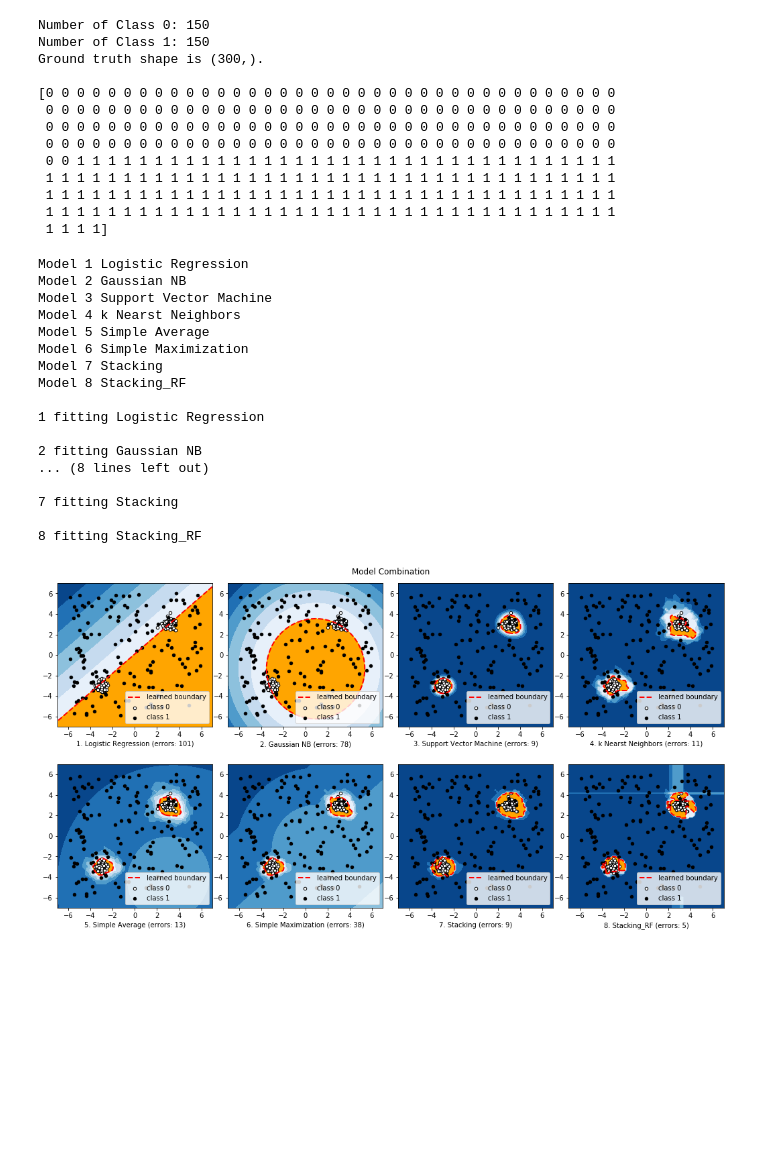
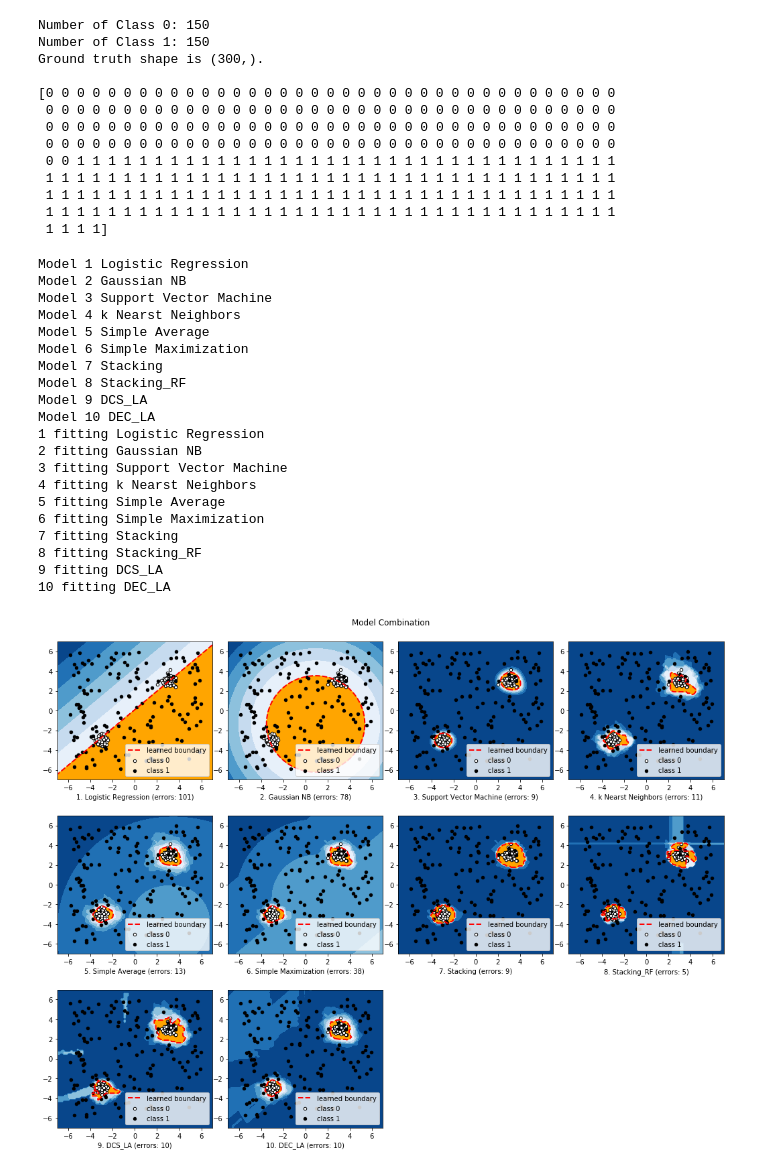
Before and after one commit to yzhao062/combo, a Jupyter notebook: notebooks/compare_selected_classifiers.ipynb, the cells around one changed output. Cells and saved outputs as stored; diff of their text form; code cells hidden in the pictures; blank space fills up the shorter version.

```diff
--- a/notebooks/compare_selected_classifiers.ipynb
+++ b/notebooks/compare_selected_classifiers.ipynb
@@ -88,7 +90,9 @@ classifiers = {
     'Stacking': Stacking(base_estimators=classifiers, shuffle_data=True),
     'Stacking_RF': Stacking(base_estimators=classifiers, shuffle_data=True,
                             meta_clf=RandomForestClassifier(
-                                random_state=random_state))
+                                random_state=random_state)),
+    'DCS_LA': DCS_LA(base_estimators=classifiers),
+    'DEC_LA': DES_LA(base_estimators=classifiers)
 }
 
 # Show all classifiers
@@ -107,9 +111,8 @@ for i, offset in enumerate(clusters_separation):
     X = np.r_[X, np.random.uniform(low=-6, high=6, size=(n_class1, 2))]
 
     # Fit the model
-    plt.figure(figsize=(15, 8))
+    plt.figure(figsize=(15, 12))
     for i, (clf_name, clf) in enumerate(classifiers.items()):
-        print()
         print(i + 1, 'fitting', clf_name)
         # fit the data and tag class 1
 
@@ -122,7 +125,7 @@ for i, offset in enumerate(clusters_separation):
         # plot the levels lines and the points
         Z = clf.predict_proba(np.c_[xx.ravel(), yy.ravel()])[:, 1] * -1
         Z = Z.reshape(xx.shape)
-        subplot = plt.subplot(2, 4, i + 1)
+        subplot = plt.subplot(3, 4, i + 1)
         subplot.contourf(xx, yy, Z, levels=np.linspace(Z.min(), threshold, 7),
                          cmap=plt.cm.Blues_r)
         a = subplot.contour(xx, yy, Z, levels=[threshold],
@@ -132,36 +135,39 @@ for i, offset in enumerate(clusters_separation):
         b = subplot.scatter(X[:-n_class1, 0], X[:-n_class1, 1], c='white',
                             s=20, edgecolor='k')
         c = subplot.scatter(X[-n_class1:, 0], X[-n_class1:, 1], c='black',
                             s=20, edgecolor='k')
         subplot.axis('tight')
         subplot.legend(
             [a.collections[0], b, c],
             ['learned boundary', 'class 0', 'class 1'],
             prop=matplotlib.font_manager.FontProperties(size=10),
             loc='lower right')
         subplot.set_xlabel("%d. %s (errors: %d)" % (i + 1, clf_name, n_errors))
         subplot.set_xlim((-7, 7))
         subplot.set_ylim((-7, 7))
     plt.subplots_adjust(0.04, 0.1, 0.96, 0.94, 0.1, 0.26)
     plt.suptitle("Model Combination")
 # plt.savefig('compare_selected_classifiers.png', dpi=300)
 plt.show()
 # %% [output]
 Model 1 Logistic Regression
 Model 2 Gaussian NB
 Model 3 Support Vector Machine
 Model 4 k Nearst Neighbors
 Model 5 Simple Average
 Model 6 Simple Maximization
 Model 7 Stacking
 Model 8 Stacking_RF
-
+Model 9 DCS_LA
+Model 10 DEC_LA
 1 fitting Logistic Regression
-
 2 fitting Gaussian NB
-... (8 lines left out)
-
+3 fitting Support Vector Machine
+4 fitting k Nearst Neighbors
+5 fitting Simple Average
+6 fitting Simple Maximization
 7 fitting Stacking
-
 8 fitting Stacking_RF
+9 fitting DCS_LA
+10 fitting DEC_LA
-[figure, old version]
+[figure, new version]
```
Also changed, not shown: parts of 1 cell of this notebook, 3 other files.
